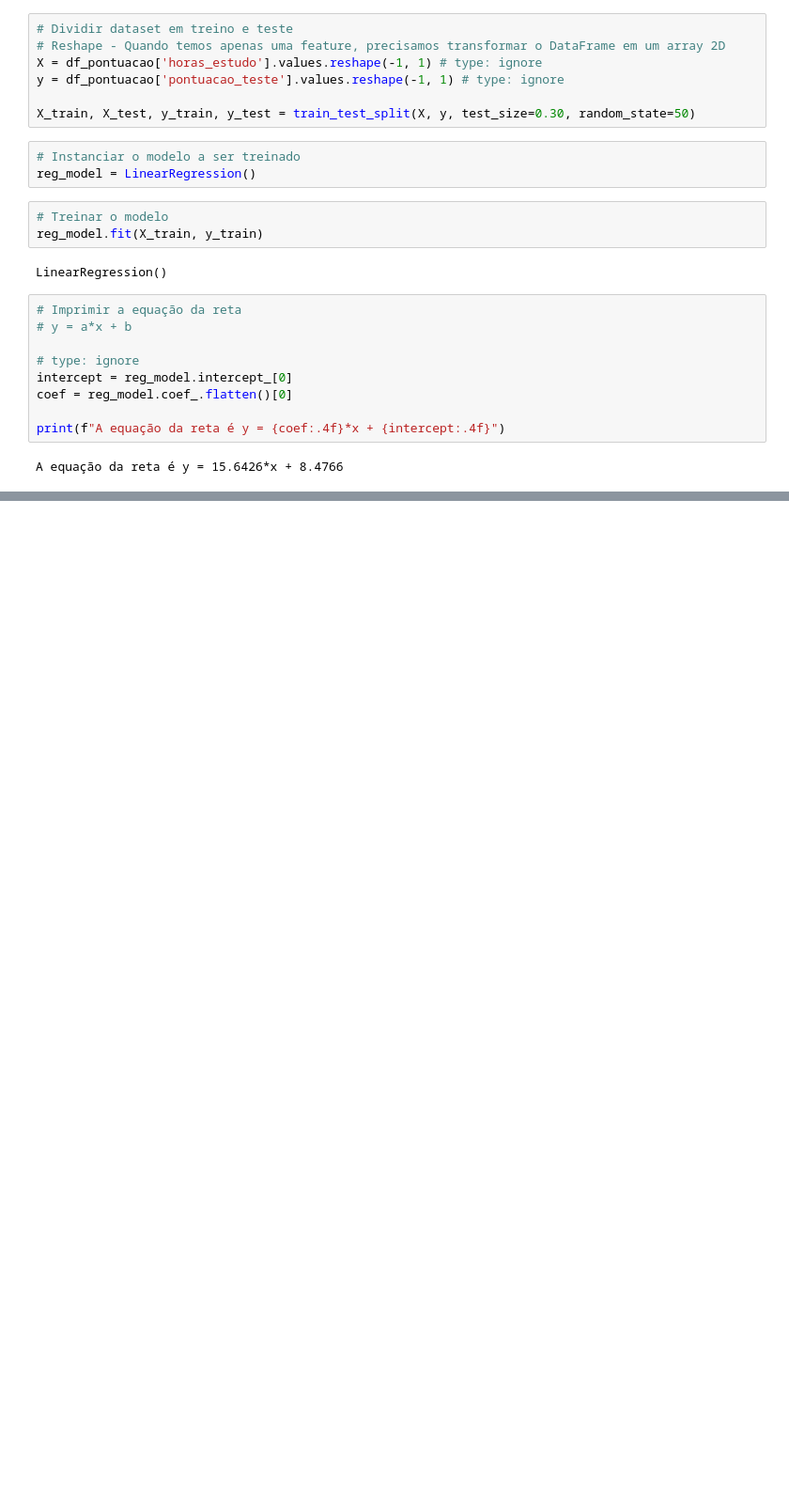
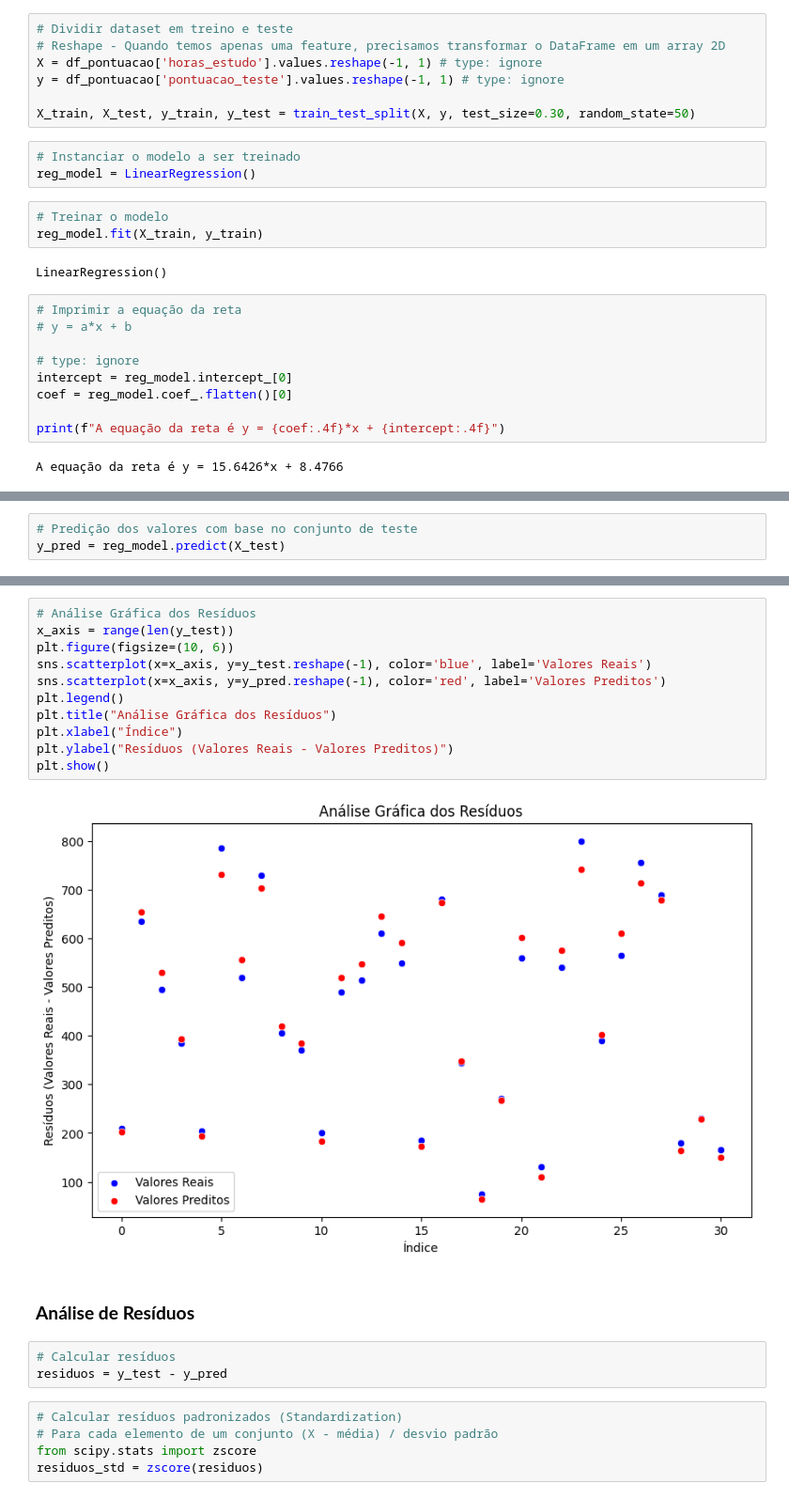
Before and after one commit to claitonneri/regressao_linear_simples, a Jupyter notebook: modelo_pontuacao.ipynb, the cells around one changed output, grey strips where cells are left out. Shown at 94% size. Cells and saved outputs as stored; diff of their text form; blank space fills up the shorter version.

```diff
--- a/modelo_pontuacao.ipynb
+++ b/modelo_pontuacao.ipynb
@@ -139,0 +142,3 @@ A equação da reta é y = 15.6426*x + 8.4766
+# %%
+# Predição dos valores com base no conjunto de teste
+y_pred = reg_model.predict(X_test)
@@ -139,0 +184,23 @@ A equação da reta é y = 15.6426*x + 8.4766
+# %%
+# Análise Gráfica dos Resíduos
+x_axis = range(len(y_test))
+plt.figure(figsize=(10, 6))
+sns.scatterplot(x=x_axis, y=y_test.reshape(-1), color='blue', label='Valores Reais')
+sns.scatterplot(x=x_axis, y=y_pred.reshape(-1), color='red', label='Valores Preditos')
+plt.legend()
+plt.title("Análise Gráfica dos Resíduos")
+plt.xlabel("Índice")
+plt.ylabel("Resíduos (Valores Reais - Valores Preditos)")
+plt.show()
+# %% [output]
+[figure, added]
+# %% [markdown]
+### **Análise de Resíduos**
+# %%
+# Calcular resíduos
+residuos = y_test - y_pred
+# %%
+# Calcular resíduos padronizados (Standardization)
+# Para cada elemento de um conjunto (X - média) / desvio padrão
+from scipy.stats import zscore
+residuos_std = zscore(residuos)
```
Also changed, not shown: parts of 9 cells of this notebook.
